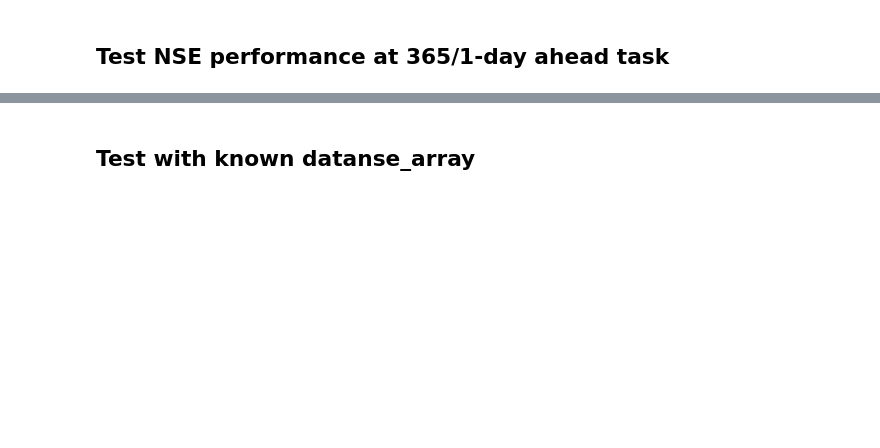
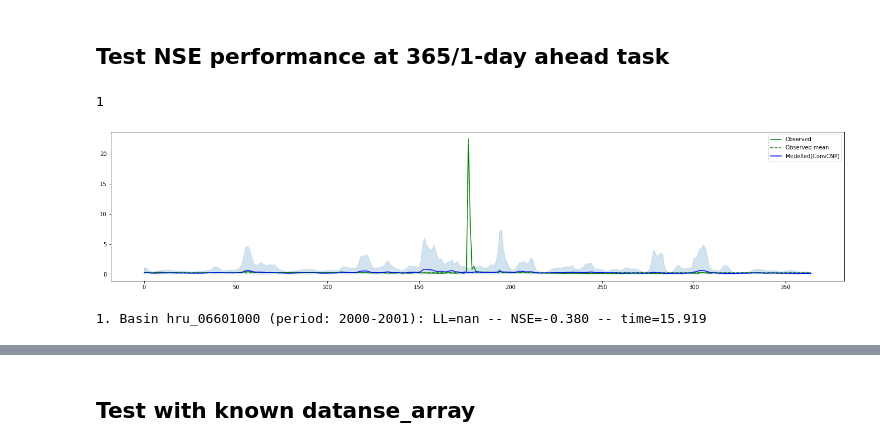
Before and after one commit to mgironamata/convcnp, a Jupyter notebook: convcnp_clean.ipynb, the cells around one changed output, grey strips where cells are left out. Drawn from its saved outputs; the diff is of its cells as text; code cells hidden in the pictures; blank space fills up the shorter version.

```diff
--- a/convcnp_clean.ipynb
+++ b/convcnp_clean.ipynb
@@ -621,7 +661,7 @@ from convcnp.data_hydro_2_extended import *
 importlib.reload(NSE)
 from metrics import *
 import scipy.stats
-df_test = df_test_both
+df_test = df_test_temporal
 # %%
 # Instantiate data generator for testing.
 NUM_TEST_TASKS = 10
@@ -652,7 +692,7 @@ basins = df_test['hru08'].unique().tolist()
 #basins = ['hru_01030500','hru_01047000']
 print(len(basins))
 b=0
-for basin in basins[:20]:
+for basin in basins[:5]:
 
     b+=1
 
@@ -710,7 +750,7 @@ for basin in basins[:20]:
                 obj = -gamma_logpdf(minitask['y_target'], y_mean, y_std, 'batched_mean')
                 obj_nse = NSE.nse_tensor_batch(rev_transform_tensor(minitask['y_target']),rev_transform_tensor(minitask['y_target_val']),rev_transform_tensor(y_mean))
 
-                if gamma == True:
+                if dist == 'gamma':
                     y_loc = y_mean
                     y_scale = y_std
                     g_mean = torch.distributions.gamma.Gamma(y_mean, y_std).mean
@@ -732,8 +772,9 @@ for basin in basins[:20]:
                 observations = np.append(observations, to_numpy(minitask['y_target']))
                 pred_mu = np.append(pred_mu, to_numpy(y_mean))
                 pred_sigma = np.append(pred_sigma, to_numpy(y_std))
-                pred_loc = np.append(pred_loc, to_numpy(y_loc))
-                pred_scale = np.append(pred_scale, to_numpy(y_scale))
+                if dist=='gamma':
+                    pred_loc = np.append(pred_loc, to_numpy(y_loc))
+                    pred_scale = np.append(pred_scale, to_numpy(y_scale))
                 DOY = np.append(DOY, np.arange(s+1,e+1))
                 YR = np.append(YR, np.ones(minibatch_size)*year)
                 HRU = np.append(HRU, np.array([basin] * minibatch_size))
@@ -755,37 +796,39 @@ for basin in basins[:20]:
         # Plot model predictions.
         plt.plot(x,rev_transform(observations), label='Observed', color='green')
         plt.plot(x,rev_transform(np.ones(len(pred_mu))*pred_mu.mean()), label='Observed mean', linestyle='dashed', color='green')
         plt.plot(x,rev_transform(pred_mu), label='Modelled(ConvCNP)', color='blue')
 
-        show_std = False
-
-        if show_std:
+        if dist=='gaussian':
             plt.fill_between(x,
                              rev_transform(pred_mu + 2 * pred_sigma),
                              rev_transform(pred_mu - 2 * pred_sigma),
                              color='tab:blue', alpha=0.2)
 
-        else:
+        elif dist=='gamma':
             p05 = scipy.stats.gamma.ppf(0.05, pred_loc, 0, 1/pred_scale)
             p95 = scipy.stats.gamma.ppf(0.95, pred_loc, 0, 1/pred_scale)
             plt.fill_between(x,
                             rev_transform(p05),
                             rev_transform(p95),
                             color='tab:blue', alpha=0.2)
 
         plt.legend()
         plt.show()
 
         nse_2 = 1 - rnum.avg/rden.avg
         elapsed = time.time() - start
         print(f'{b}. Basin {basin} (period: {years[y]}-{years[y+duration]}): LL=%.3f -- NSE=%.3f -- time=%.3f' % (-ravg.avg, calc_nse(observations,pred_mu), elapsed))
 
     if out.shape[0]!=0:
         out = np.vstack((out,out_basin))
         out_2 = np.vstack((out_2,out_basin_2))
     else:
         out = out_basin
         out_2 = out_basin_2
+# %% [output]
+1
+[figure, added]
+1. Basin hru_06601000 (period: 2000-2001): LL=nan -- NSE=-0.380 -- time=15.919
 # %%
 df_output = pd.DataFrame(out,columns=['HRU','YR','DOY','OBS_RUN','MOD_RUN_MU','MOD_RUN_SIGMA'])
 df_output_2 = pd.DataFrame(out_2, columns=['alpha_nse','beta_nse','nse_index','fhv','flv','fms'])
```
Also changed, not shown: parts of 20 cells of this notebook, 2 other files.
